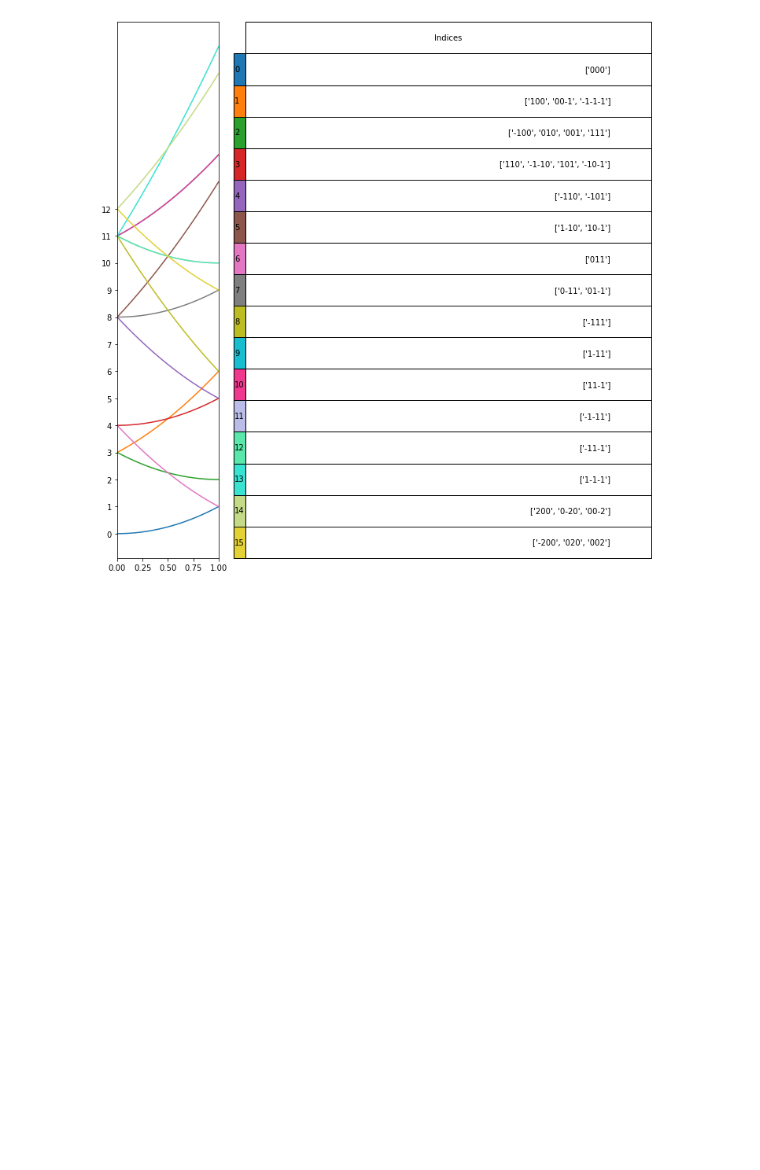
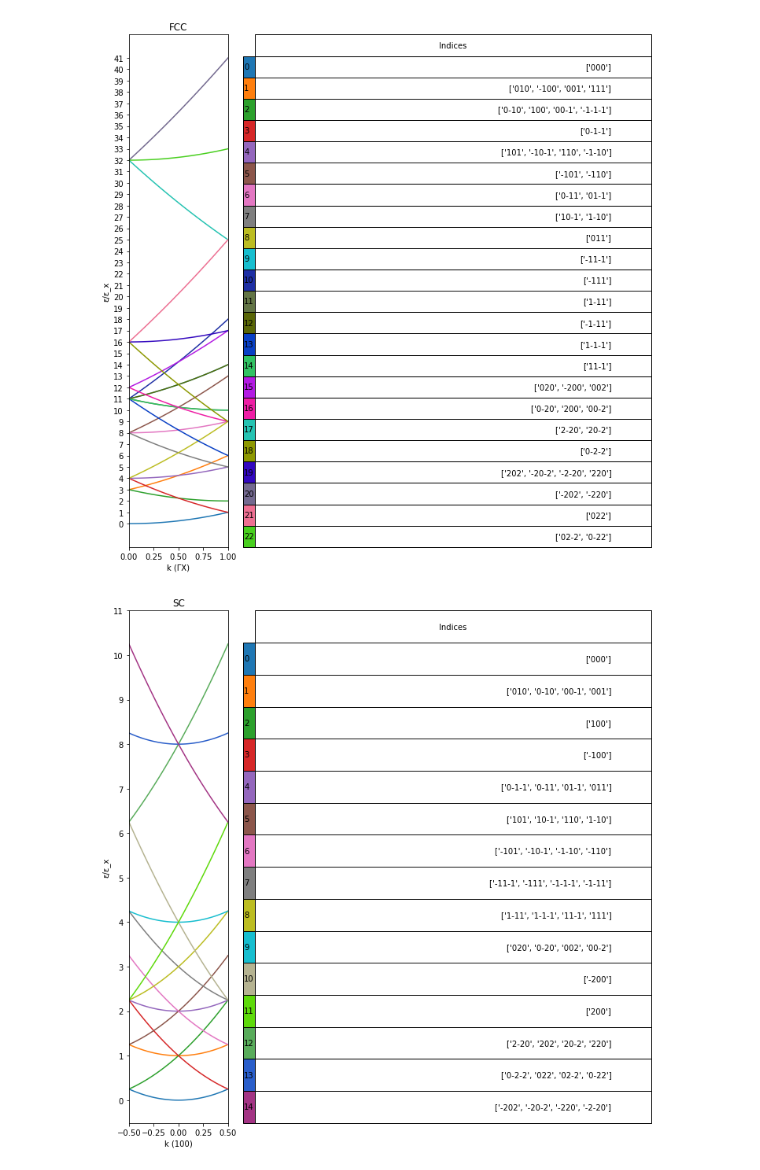
Before and after one commit to hastihojabr/Free-electron-energy-bands---Reduced-zone-scheme, a Jupyter notebook: Free electron energy bands .ipynb, the cells around one changed output. Cells and saved outputs as stored; diff of their text form; code cells hidden in the pictures; blank space fills up the shorter version.

```diff
--- a/Free electron energy bands .ipynb
+++ b/Free electron energy bands .ipynb
@@ -126,6 +183,21 @@ def main(kx,ky,kz,mu,lattice,Display,Half_zone,zone_table):
 # %%
+# ΓX - FCC
+
 mu = np.linspace(0,1,100)
-indices,En,df = main(1,0,0,mu,'FCC',Display=False,Half_zone=False,zone_table=True)
+indices_ΓX, En_ΓX, df_ΓX = main(miller=miller,
+                                k1=1*mu,k2=0,k3=0,mu=mu,
+                                lattice_name='FCC',k_name='ΓX',
+                                Display=False,Half_zone=False,zone_table=True)
 # %% [output]
-[figure, old version]
+[figure, new version]
+# %%
+#100 - SC
+
+mu = np.linspace(-1/2,1/2,100)
+indices_sc, En_sc, df_sc = main(miller=miller,
+                                k1=1*mu,k2=0,k3=0,mu=mu,
+                                lattice_name='SC',k_name='100',
+                                Display=False,Half_zone=False,zone_table=True)
+# %% [output]
+[figure, added]
 # %%
```
Also changed, not shown: parts of 22 cells of this notebook.
